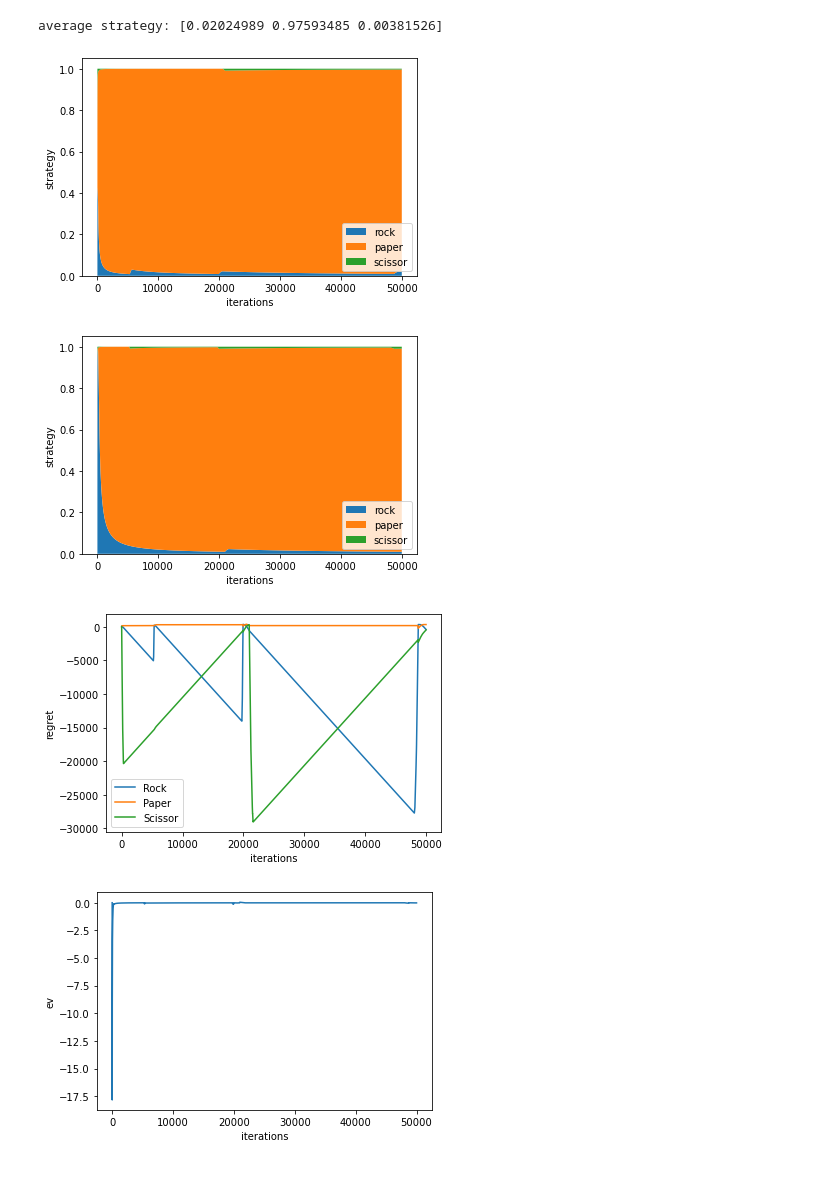
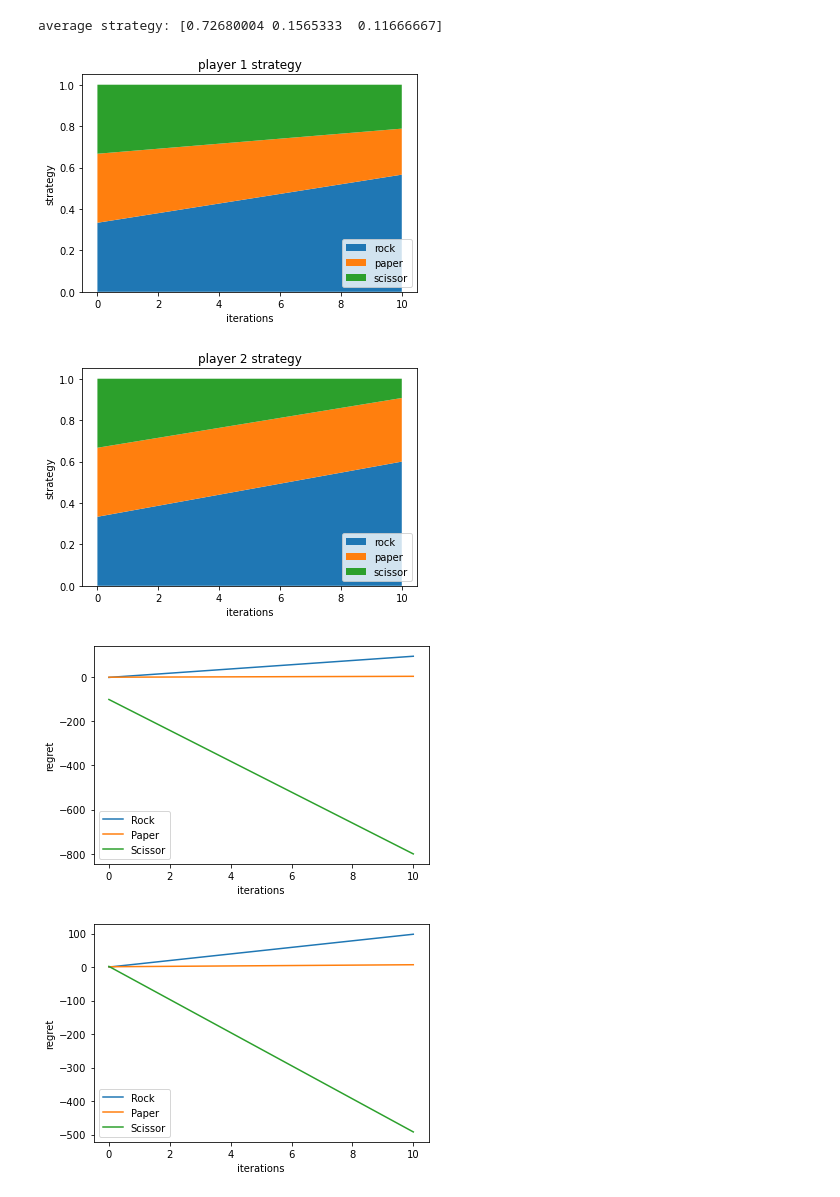
Before and after one commit to JWang925/CFR-RPC, a Jupyter notebook: Untitled.ipynb, the cells around one changed output. Saved outputs shown, nothing was run; the diff lists cells and outputs as text; code cells hidden in the pictures.

```diff
--- a/Untitled.ipynb
+++ b/Untitled.ipynb
@@ -43,8 +42,7 @@ def train(iterations):
     stratPlotFreq = 10;
     convPlotFreq = 10;
 
-
-    global oppStrategy
+    oppStrategy = np.array([0.34, 0.33, 0.33])
     historyAvgStrategyRock=[]
     historyAvgStrategyPaper=[]
     historyAvgStrategyScissor=[]
@@ -118,7 +116,6 @@ def train2p(iterations):
     stratPlotFreq = 10;
     convPlotFreq = 10;
 
-    global oppStrategy
     historyAvgStrategyRock=[]
     historyAvgStrategyPaper=[]
     historyAvgStrategyScissor=[]
@@ -129,12 +126,14 @@ def train2p(iterations):
     historyOppAvgStrategyRock=[]
     historyOppAvgStrategyPaper=[]
     historyOppAvgStrategyScissor=[]
+    historyOppRegretRock=[]
+    historyOppRegretPaper=[]
+    historyOppRegretScissor=[]
 
     ## the strategy that converges, updated when calling getStrategy() by strategy
     strategySum = np.array([0.0, 0.0, 0.0])
     ##regret of each decision, updated each iteration
     regretSum = np.array([0.0, 0.0, 0.0])
-
     oppStrategySum = np.array([0.0, 0.0, 0.0])
     oppRegretSum = np.array([0.0, 0.0, 0.0])
 
@@ -162,6 +161,7 @@ def train2p(iterations):
         #print( "actionUtility is: ", actionUtility)
         #print("oppo action utility: ", OppActionUtility)
 
+        #update regret
         regretSum = accumulateActionRegret(actionUtility, myAction, regretSum)
         oppRegretSum = accumulateActionRegret(OppActionUtility, oppAction, oppRegretSum)
 
@@ -175,9 +175,12 @@ def train2p(iterations):
             historyOppAvgStrategyRock.append(getAvgStrategy(oppStrategySum)[0])
             historyOppAvgStrategyPaper.append(getAvgStrategy(oppStrategySum)[1])
             historyOppAvgStrategyScissor.append(getAvgStrategy(oppStrategySum)[2])
+            historyOppRegretRock.append(oppRegretSum[0])
+            historyOppRegretPaper.append(oppRegretSum[1])
+            historyOppRegretScissor.append(oppRegretSum[2])
 
         if (i_iteration % convPlotFreq == 0):
-            historyExploitiveness.append(getExploitativeValue(getAvgStrategy(strategySum),oppStrategy))
+            historyExploitiveness.append(getExploitativeValue(getAvgStrategy(strategySum),getAvgStrategy(oppStrategySum)))
 
     print( "average strategy:", getAvgStrategy(strategySum))
     #print( "average strategy fold:", historyAvgStrategyRock, " type:", type(historyAvgStrategyRock), " length:", len(historyAvgStrategyRock))
@@ -192,6 +195,7 @@ def train2p(iterations):
     plt.legend(loc='lower right')
     plt.xlabel('iterations')
     plt.ylabel('strategy')
+    plt.title('player 1 strategy')
     plt.show()
 
 
@@ -202,12 +206,13 @@ def train2p(iterations):
     plt.legend(loc='lower right')
     plt.xlabel('iterations')
     plt.ylabel('strategy')
+    plt.title('player 2 strategy')
     plt.show()
 
+    #player 1 regret history
     plt.plot(np.arange(0,iterations,stratPlotFreq).tolist(), historyRegretRock, label="Rock")
     plt.plot(np.arange(0,iterations,stratPlotFreq).tolist(), historyRegretPaper, label="Paper")
     plt.plot(np.arange(0,iterations,stratPlotFreq).tolist(), historyRegretScissor, label="Scissor")
-
     #plt.yscale('log')
     plt.xlabel('iterations')
     plt.ylabel('regret')
@@ -215,6 +220,18 @@ def train2p(iterations):
     plt.show()
 
 
+    #player 2 regret history
+    plt.plot(np.arange(0,iterations,stratPlotFreq).tolist(), historyOppRegretRock, label="Rock")
+    plt.plot(np.arange(0,iterations,stratPlotFreq).tolist(), historyOppRegretPaper, label="Paper")
+    plt.plot(np.arange(0,iterations,stratPlotFreq).tolist(), historyOppRegretScissor, label="Scissor")
+    plt.xlabel('iterations')
+    plt.ylabel('regret')
+    plt.legend(loc='lower left')
+    plt.show()
+
+
+
+    #print EV of player1
     plt.plot(np.arange(0,iterations,convPlotFreq).tolist(),historyExploitiveness)
     plt.xlabel('iterations')
     plt.ylabel('ev')
@@ -281,7 +298,7 @@ strategy = np.array([0.0, 0.0, 0.0])
 
 o_iter = 1
 for i_iter in range(o_iter):
-    strategy += train(100)
+    strategy += train(1000)
 print( "v: " , strategy/o_iter)
 
 print("test strategy exploitiveness: ")
@@ -297,18 +314,18 @@ test strategy exploitiveness:
 # %%
 #train both players
 
 strategy = np.array([0.0, 0.0, 0.0])
 
 o_iter = 1
 for i_iter in range(o_iter):
-    strategy += train2p(50000)
+    strategy += train2p(20)
 print( "v: " , strategy/o_iter)
 
 print("test strategy exploitiveness: ")
 print( getExploitativeValue(strategy, oppStrategy))
 # %% [output]
-average strategy: [0.02024989 0.97593485 0.00381526]
+average strategy: [0.72680004 0.1565333  0.11666667]
-[figure, old version]
+[figure, new version]
-[figure, old version]
+[figure, new version]
-[figure, old version]
+[figure, new version]
-[figure, old version]
+[figure, new version]
```
Also changed, not shown: parts of 5 cells of this notebook.
